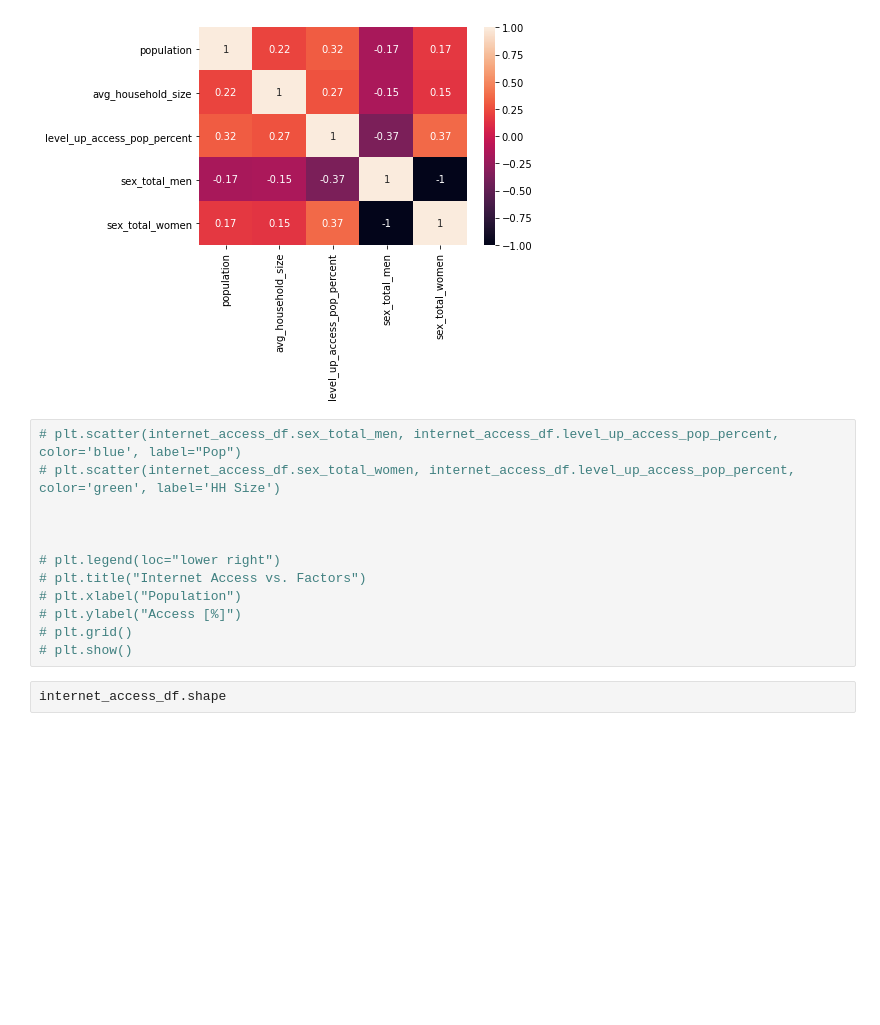
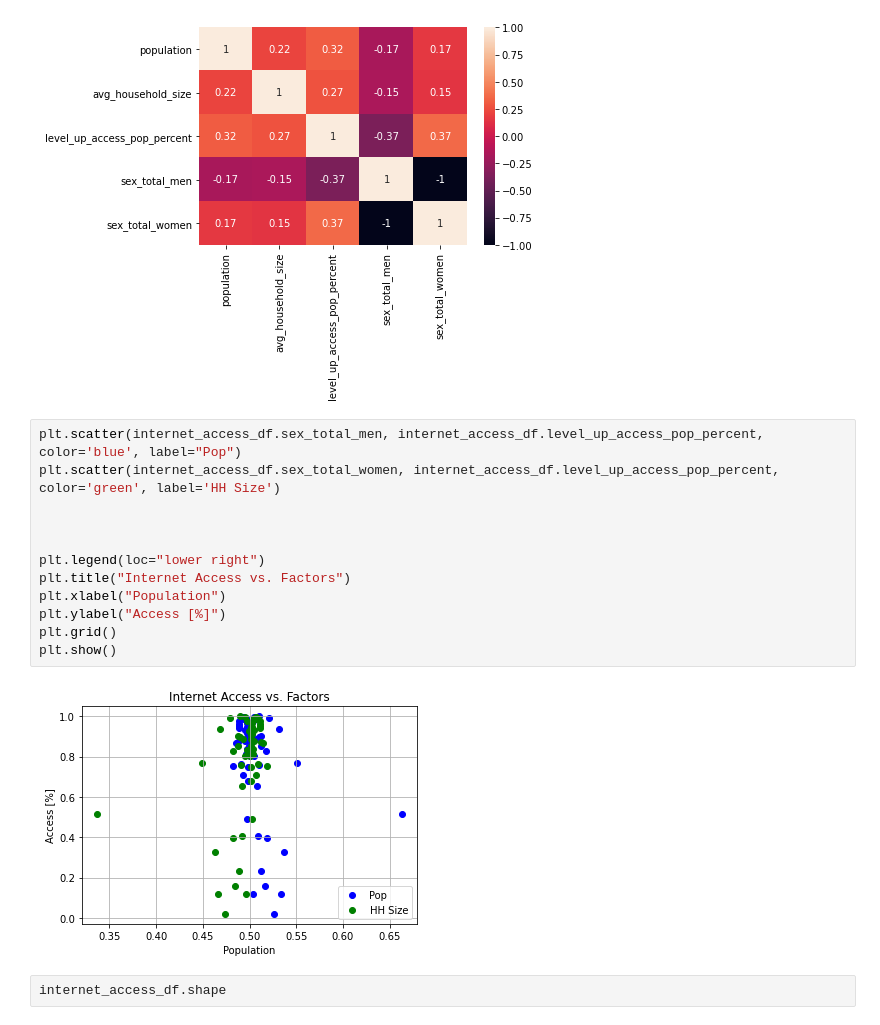
Before and after one commit to sloth143chunk/Internet_Access_Analysis, a Jupyter notebook: notebook/scaled_merged_internet_access_df.ipynb, the cells around one changed output. Cells and saved outputs as stored; diff of their text form; blank space fills up the shorter version.

```diff
--- a/notebook/scaled_merged_internet_access_df.ipynb
+++ b/notebook/scaled_merged_internet_access_df.ipynb
@@ -104,17 +81,19 @@ plt.show()
 # %% [output]
 [figure]
 # %%
-# plt.scatter(internet_access_df.sex_total_men, internet_access_df.level_up_access_pop_percent, color='blue', label="Pop")
-# plt.scatter(internet_access_df.sex_total_women, internet_access_df.level_up_access_pop_percent, color='green', label='HH Size')
+plt.scatter(internet_access_df.sex_total_men, internet_access_df.level_up_access_pop_percent, color='blue', label="Pop")
+plt.scatter(internet_access_df.sex_total_women, internet_access_df.level_up_access_pop_percent, color='green', label='HH Size')
 
 
 
-# plt.legend(loc="lower right")
-# plt.title("Internet Access vs. Factors")
-# plt.xlabel("Population")
-# plt.ylabel("Access [%]")
-# plt.grid()
-# plt.show()
+plt.legend(loc="lower right")
+plt.title("Internet Access vs. Factors")
+plt.xlabel("Population")
+plt.ylabel("Access [%]")
+plt.grid()
+plt.show()
+# %% [output]
+[figure, added]
 # %%
 internet_access_df.shape
 # %% [output]
```
Also changed, not shown: parts of 8 cells of this notebook, 7 other files.
